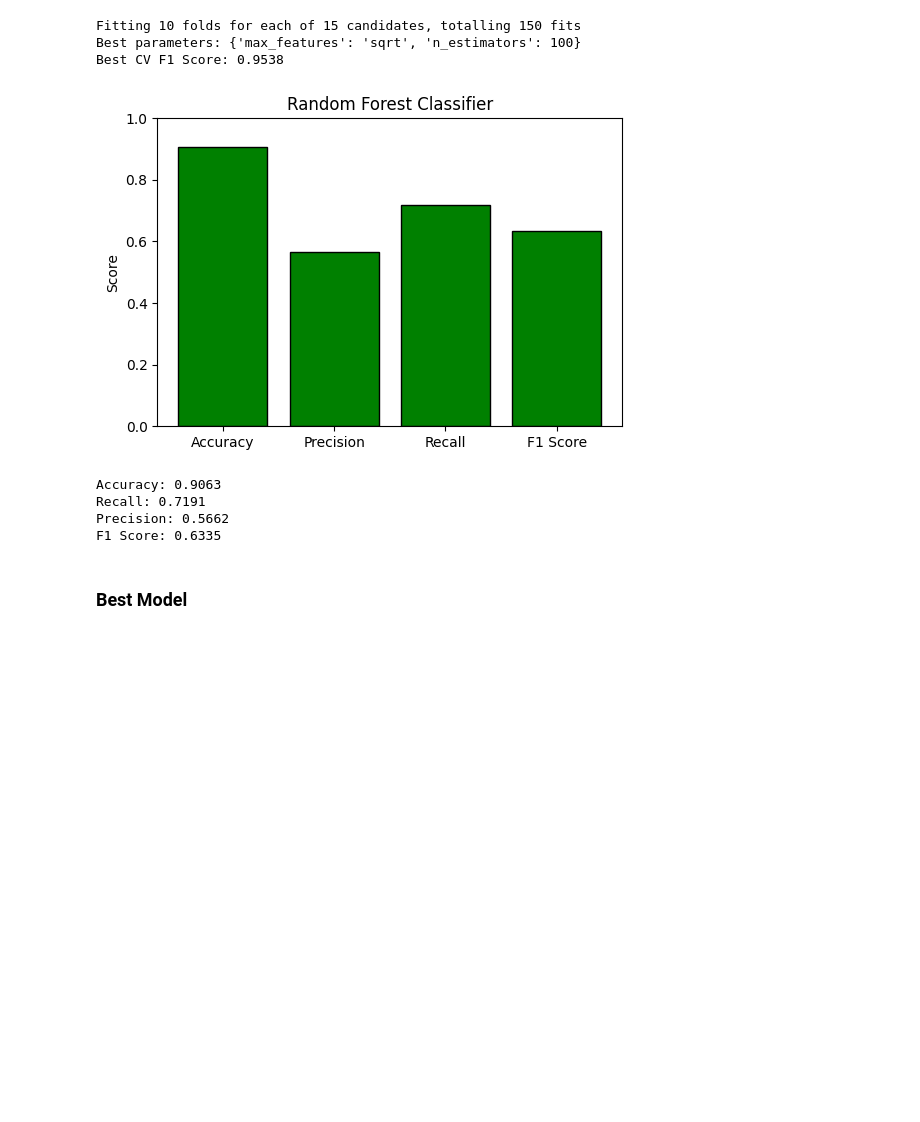
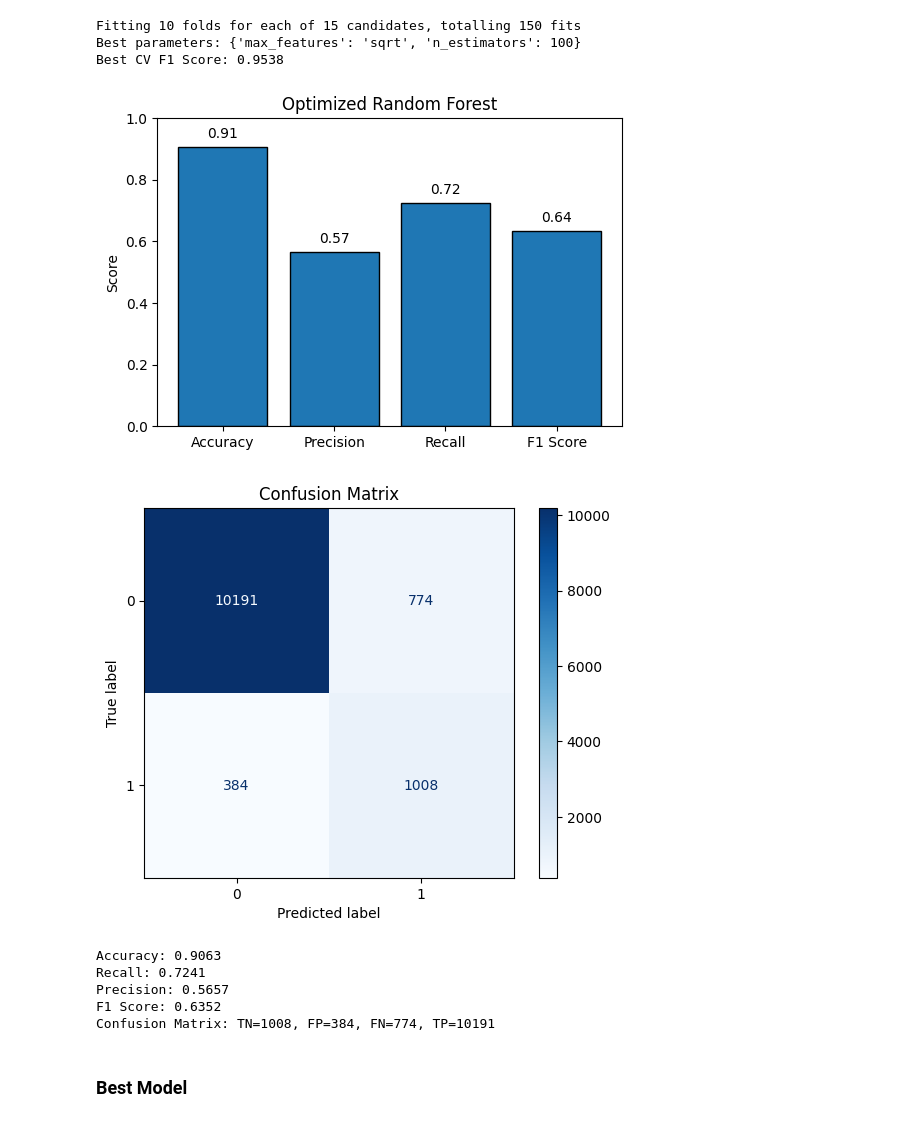
Before and after one commit to naufalfano/t-predict-ensemble, a Jupyter notebook: bagging_classification.ipynb, the cells around one changed output. Drawn from its saved outputs; the diff is of its cells as text; code cells hidden in the pictures; blank space fills up the shorter version.

```diff
--- a/bagging_classification.ipynb
+++ b/bagging_classification.ipynb
@@ -130,9 +152,10 @@ cv = StratifiedKFold(n_splits=5, shuffle=True, random_state=42)
 Baseline Model
 # %%
 from sklearn.tree import DecisionTreeClassifier
-from sklearn.metrics import confusion_matrix, accuracy_score, recall_score, precision_score, f1_score
+from sklearn.metrics import confusion_matrix, accuracy_score, recall_score, precision_score, f1_score, ConfusionMatrixDisplay
+from preprocessing import *
 
-X_resampled, X_test, y_resampled, y_test = preprocessing_pipeline(X, y)
+X_resampled, X_test, y_resampled, y_test, encoders, scalers = preprocessing_pipeline(df)
 
 baseline_model = DecisionTreeClassifier(random_state=42)
 baseline_model.fit(X_resampled, y_resampled)
@@ -154,10 +177,22 @@ metrics = {
 }
 
 plt.figure(figsize=(6,4))
-plt.bar(metrics.keys(), metrics.values(), color='blue', edgecolor='black')
+bars = plt.bar(metrics.keys(), metrics.values(), edgecolor='black')
 plt.ylabel('Score')
 plt.ylim(0, 1)
 plt.title('Baseline Model (Decision Tree)')
+
+for bar in bars:
+    height = bar.get_height()
+    plt.text(bar.get_x() + bar.get_width()/2, height + 0.02, f'{height:.2f}',
+             ha='center', va='bottom', fontsize=10)
+
+plt.show()
+
+cm = confusion_matrix(y_test, y_pred)
+disp = ConfusionMatrixDisplay(confusion_matrix=cm)
+disp.plot(cmap='Blues', values_format='d')
+plt.title('Confusion Matrix')
 plt.show()
 
 print(f"Accuracy: {acc:.4f}")
@@ -444,42 +495,61 @@ Best CV F1 Score: 0.9538
 # %%
 #Optimized model
 from sklearn.ensemble import RandomForestClassifier
 from sklearn.model_selection import cross_val_score, StratifiedKFold
-from sklearn.metrics import accuracy_score, recall_score, precision_score, f1_score
+from sklearn.metrics import accuracy_score, recall_score, precision_score, f1_score, ConfusionMatrixDisplay
+from preprocessing import *
 
-X_resampled, X_test, y_resampled, y_test = preprocessing_pipeline(X, y)
+X_resampled, X_test, y_resampled, y_test, encoders, scalers = preprocessing_pipeline(df)
 
-rf = RandomForestClassifier(n_estimators=500, max_features='sqrt', random_state=42, n_jobs=-1)
-rf.fit(X_resampled, y_resampled)
+opt_rf = RandomForestClassifier(n_estimators=500, max_features='sqrt', random_state=42, n_jobs=-1)
+opt_rf.fit(X_resampled, y_resampled)
 
-y_pred = rf.predict(X_test)
+y_pred = opt_rf.predict(X_test)
+
 acc = accuracy_score(y_test, y_pred)
 rec = recall_score(y_test, y_pred)
 prec = precision_score(y_test, y_pred)
 f1 = f1_score(y_test, y_pred)
+tp, fn, fp, tn = confusion_matrix(y_test, y_pred).ravel()
 
 metrics = {
     "Accuracy": acc,
     "Precision": prec,
     "Recall": rec,
     "F1 Score": f1
 }
 
 plt.figure(figsize=(6,4))
-plt.bar(metrics.keys(), metrics.values(), color='green', edgecolor='black')
+bars = plt.bar(metrics.keys(), metrics.values(), edgecolor='black')
 plt.ylabel('Score')
 plt.ylim(0, 1)
-plt.title('Random Forest Classifier')
+plt.title('Optimized Random Forest')
+
+for bar in bars:
+    height = bar.get_height()
+    plt.text(bar.get_x() + bar.get_width()/2, height + 0.02, f'{height:.2f}',
+             ha='center', va='bottom', fontsize=10)
+
 plt.show()
+
+cm = confusion_matrix(y_test, y_pred)
+disp = ConfusionMatrixDisplay(confusion_matrix=cm)
+disp.plot(cmap='Blues', values_format='d')
+plt.title('Confusion Matrix')
+plt.show()
+
 print(f"Accuracy: {acc:.4f}")
 print(f"Recall: {rec:.4f}")
 print(f"Precision: {prec:.4f}")
 print(f"F1 Score: {f1:.4f}")
+print(f"Confusion Matrix: TN={tn}, FP={fp}, FN={fn}, TP={tp}")
 # %% [output]
-[figure, old version]
+[figure, new version]
+[figure, added]
 Accuracy: 0.9063
-Recall: 0.7191
-Precision: 0.5662
-F1 Score: 0.6335
+Recall: 0.7241
+Precision: 0.5657
+F1 Score: 0.6352
+Confusion Matrix: TN=1008, FP=384, FN=774, TP=10191
 # %% [markdown]
 ### Best Model
```
Also changed, not shown: parts of 10 cells of this notebook, 3 other files.
